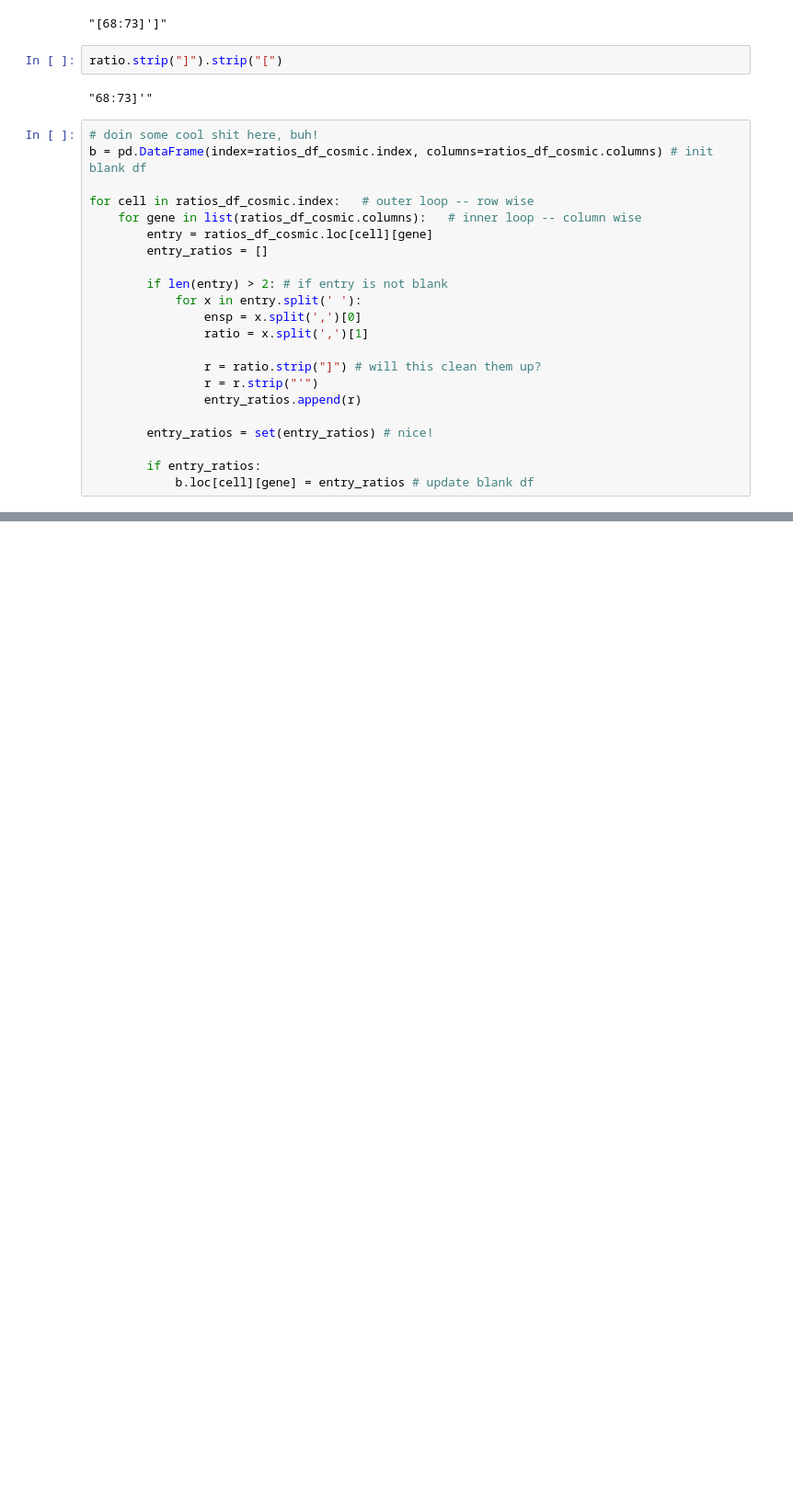
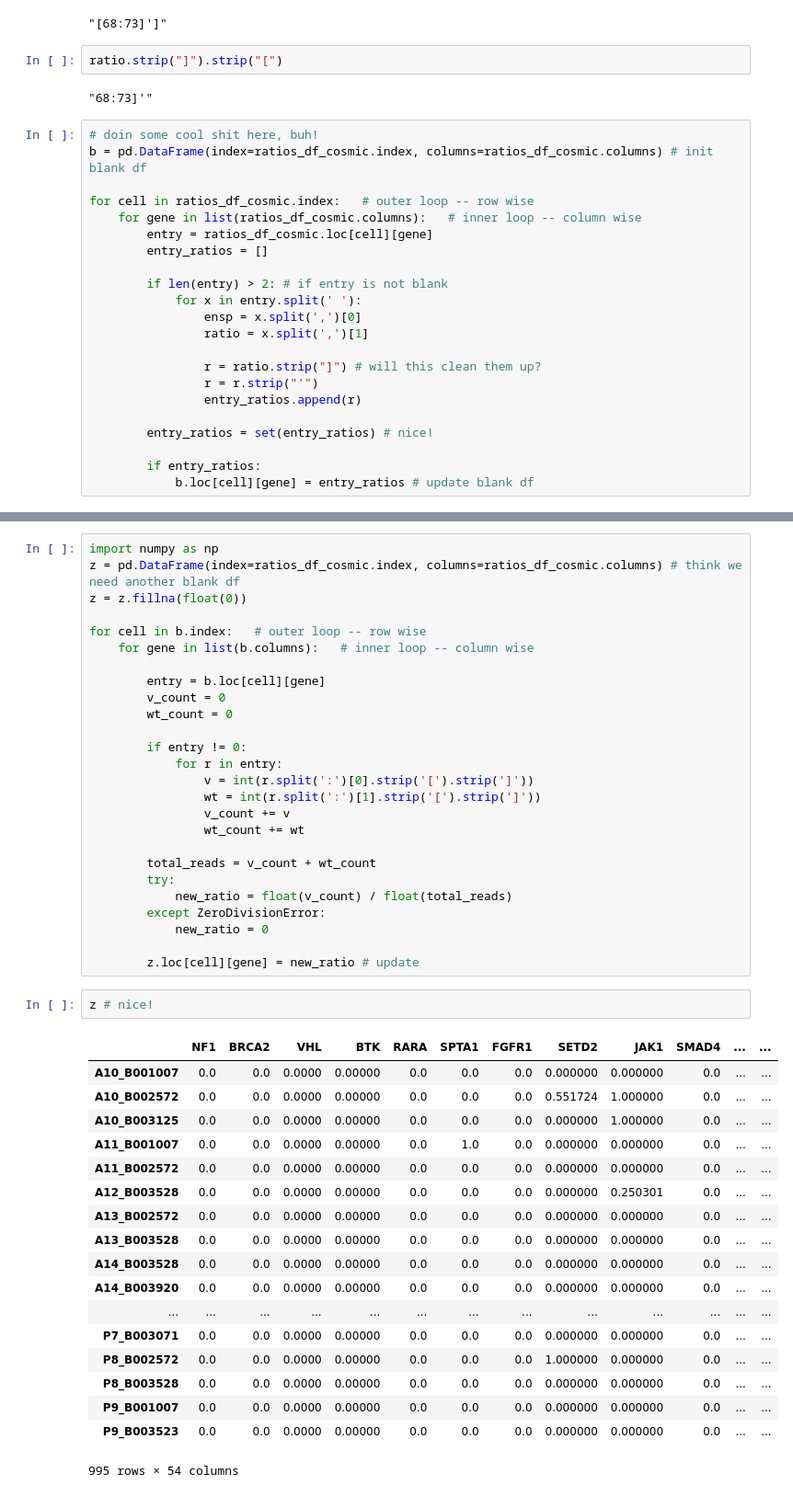
Before and after one commit to lincoln-harris/potLuck, a Jupyter notebook: new_cells_2.26.2020/get_whole_gene_ratios.ipynb, the cells around one changed output, grey strips where cells are left out. Shown at 92% size. Drawn from its saved outputs; the diff is of its cells as text; blank space fills up the shorter version.

```diff
--- a/new_cells_2.26.2020/get_whole_gene_ratios.ipynb
+++ b/new_cells_2.26.2020/get_whole_gene_ratios.ipynb
@@ -135,0 +160,47 @@ b
+# %%
+import numpy as np
+z = pd.DataFrame(index=ratios_df_cosmic.index, columns=ratios_df_cosmic.columns) # think we need another blank df
+z = z.fillna(float(0))
+
+for cell in b.index:   # outer loop -- row wise
+    for gene in list(b.columns):   # inner loop -- column wise
+
+        entry = b.loc[cell][gene]
+        v_count = 0
+        wt_count = 0
+
+        if entry != 0:
+            for r in entry:
+                v = int(r.split(':')[0].strip('[').strip(']'))
+                wt = int(r.split(':')[1].strip('[').strip(']'))
+                v_count += v
+                wt_count += wt
+
+        total_reads = v_count + wt_count
+        try:
+            new_ratio = float(v_count) / float(total_reads)
+        except ZeroDivisionError:
+            new_ratio = 0
+
+        z.loc[cell][gene] = new_ratio # update
+# %%
+z # nice!
+# %% [output]
+|  | NF1 | BRCA2 | VHL | BTK | RARA | SPTA1 | FGFR1 | SETD2 | JAK1 | SMAD4 | ... | ... |
+| A10_B001007 | 0.0 | 0.0 | 0.0000 | 0.00000 | 0.0 | 0.0 | 0.0 | 0.000000 | 0.000000 | 0.0 | ... | ... |
+| A10_B002572 | 0.0 | 0.0 | 0.0000 | 0.00000 | 0.0 | 0.0 | 0.0 | 0.551724 | 1.000000 | 0.0 | ... | ... |
+| A10_B003125 | 0.0 | 0.0 | 0.0000 | 0.00000 | 0.0 | 0.0 | 0.0 | 0.000000 | 1.000000 | 0.0 | ... | ... |
+| A11_B001007 | 0.0 | 0.0 | 0.0000 | 0.00000 | 0.0 | 1.0 | 0.0 | 0.000000 | 0.000000 | 0.0 | ... | ... |
+| A11_B002572 | 0.0 | 0.0 | 0.0000 | 0.00000 | 0.0 | 0.0 | 0.0 | 0.000000 | 0.000000 | 0.0 | ... | ... |
+| A12_B003528 | 0.0 | 0.0 | 0.0000 | 0.00000 | 0.0 | 0.0 | 0.0 | 0.000000 | 0.250301 | 0.0 | ... | ... |
+| A13_B002572 | 0.0 | 0.0 | 0.0000 | 0.00000 | 0.0 | 0.0 | 0.0 | 0.000000 | 0.000000 | 0.0 | ... | ... |
+| A13_B003528 | 0.0 | 0.0 | 0.0000 | 0.00000 | 0.0 | 0.0 | 0.0 | 0.000000 | 0.000000 | 0.0 | ... | ... |
+| A14_B003528 | 0.0 | 0.0 | 0.0000 | 0.00000 | 0.0 | 0.0 | 0.0 | 0.000000 | 0.000000 | 0.0 | ... | ... |
+| A14_B003920 | 0.0 | 0.0 | 0.0000 | 0.00000 | 0.0 | 0.0 | 0.0 | 0.000000 | 0.000000 | 0.0 | ... | ... |
+| ... | ... | ... | ... | ... | ... | ... | ... | ... | ... | ... | ... | ... |
+| P7_B003071 | 0.0 | 0.0 | 0.0000 | 0.00000 | 0.0 | 0.0 | 0.0 | 0.000000 | 0.000000 | 0.0 | ... | ... |
+| P8_B002572 | 0.0 | 0.0 | 0.0000 | 0.00000 | 0.0 | 0.0 | 0.0 | 1.000000 | 0.000000 | 0.0 | ... | ... |
+| P8_B003528 | 0.0 | 0.0 | 0.0000 | 0.00000 | 0.0 | 0.0 | 0.0 | 0.000000 | 0.000000 | 0.0 | ... | ... |
+| P9_B001007 | 0.0 | 0.0 | 0.0000 | 0.00000 | 0.0 | 0.0 | 0.0 | 0.000000 | 0.000000 | 0.0 | ... | ... |
+| P9_B003523 | 0.0 | 0.0 | 0.0000 | 0.00000 | 0.0 | 0.0 | 0.0 | 0.000000 | 0.000000 | 0.0 | ... | ... |
+995 rows × 54 columns
```
Also changed, not shown: parts of 7 cells of this notebook.
